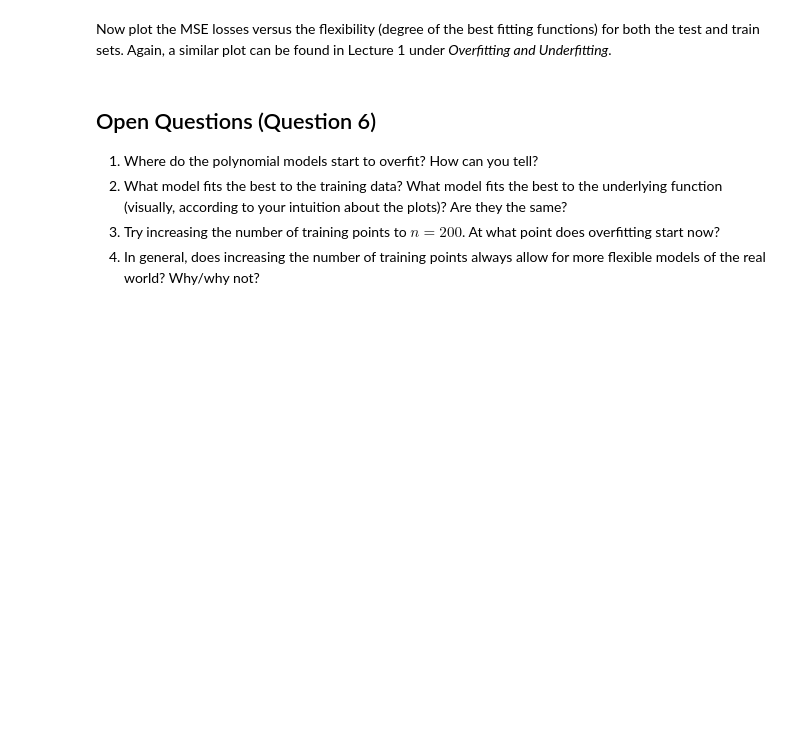
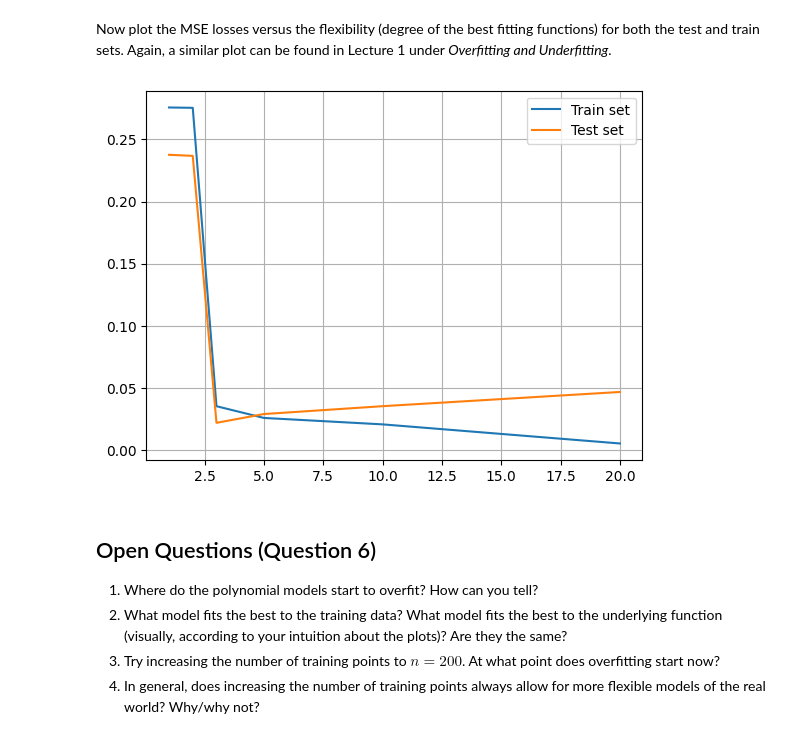
Before and after one commit to RiccardoZatti/TMDL, a Jupyter notebook: TMDL_2024_25_Assignment_1,_Qs_only.ipynb, the cells around one changed output. Saved outputs shown, nothing was run; the diff lists cells and outputs as text; code cells hidden in the pictures; blank space fills up the shorter version.

```diff
--- a/TMDL_2024_25_Assignment_1,_Qs_only.ipynb
+++ b/TMDL_2024_25_Assignment_1,_Qs_only.ipynb
@@ -330,3 +408,17 @@ Now plot the MSE losses versus the flexibility (degree of the best fitting funct
+# %%
+list_of_mse_train = []
+list_of_mse_test = []
+for i in d:
+  list_of_mse_train.append(estimates_and_losses.loc[estimates_and_losses['degree'] == i, 'train_loss'].values[0])
+  list_of_mse_test.append(estimates_and_losses.loc[estimates_and_losses['degree'] == i, 'test_loss'].values[0])
+
+plt.plot(d, list_of_mse_train, label="Train set")
+plt.plot(d, list_of_mse_test, label="Test set")
+plt.grid()
+plt.legend()
+plt.show()
+# %% [output]
+[figure, added]
 # %% [markdown]
 ## Open Questions (Question 6)
 1. Where do the polynomial models start to overfit? How can you tell?
```
Also changed, not shown: parts of 16 cells of this notebook.
